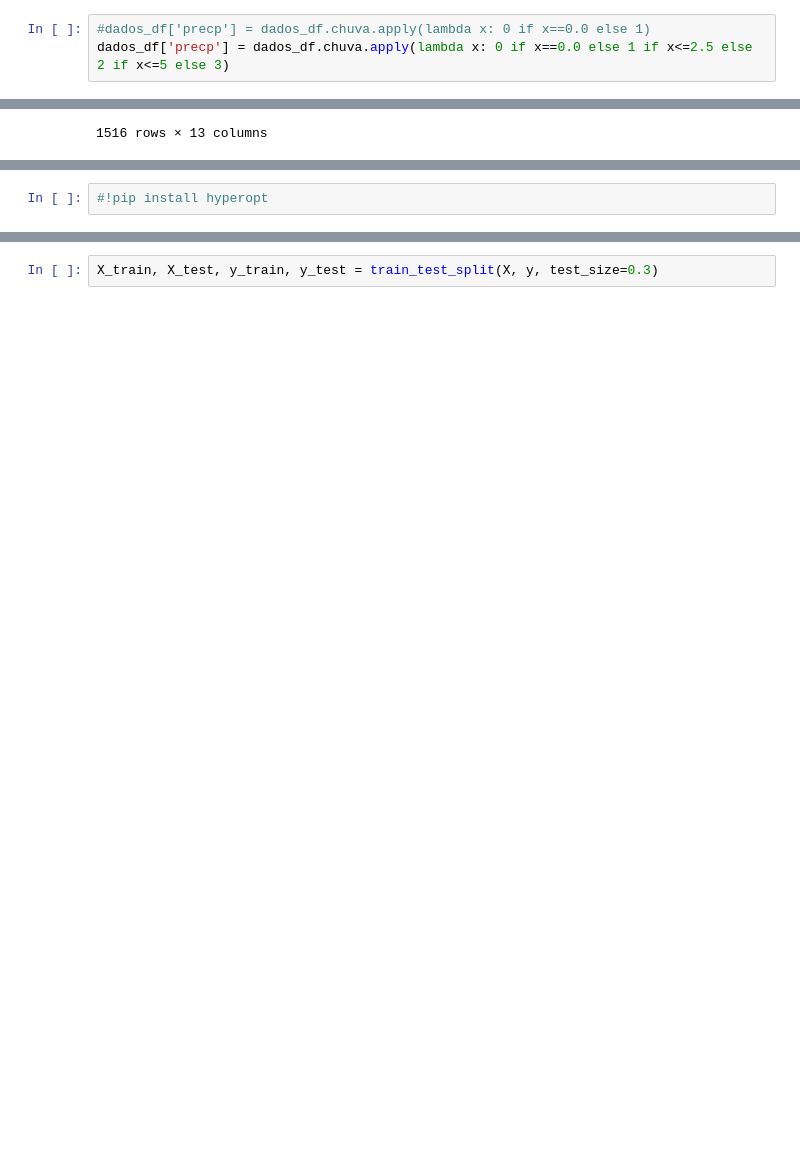
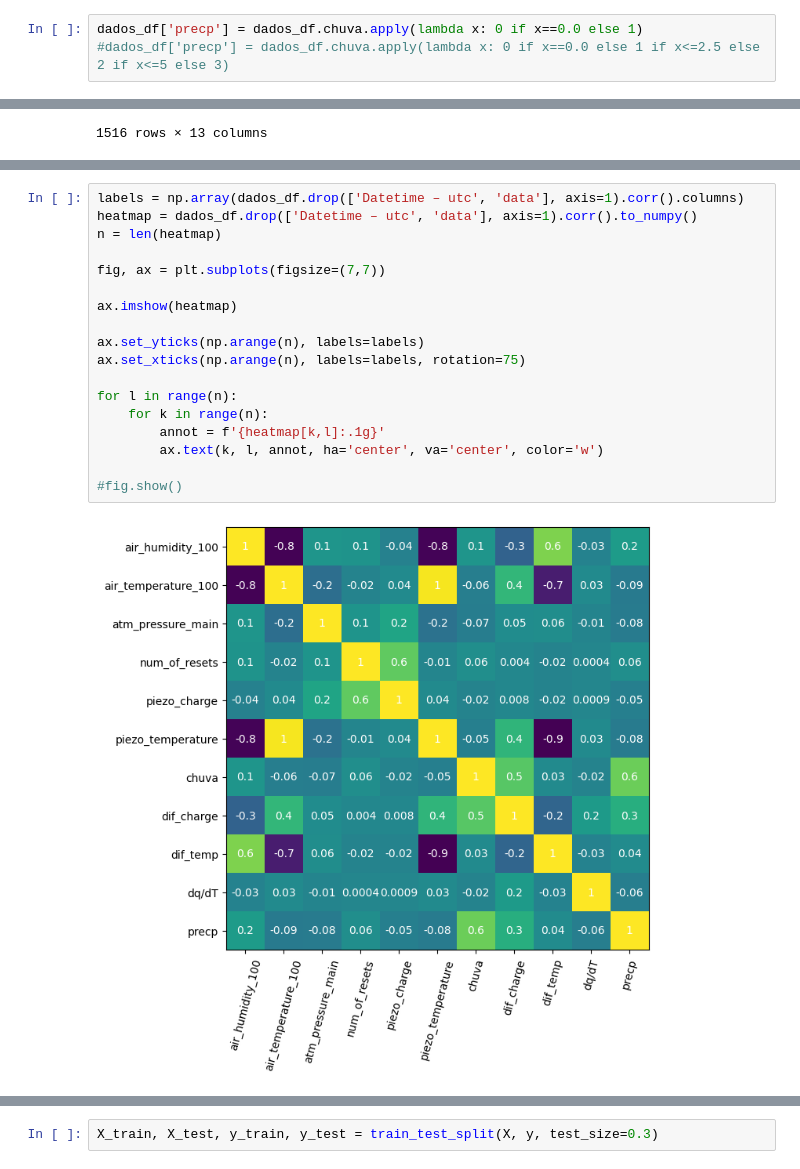
Before and after one commit to FollowingTheRabbit/Rain, a Jupyter notebook: src/analyse.ipynb, the cells around one changed output, grey strips where cells are left out. Drawn from its saved outputs; the diff is of its cells as text; blank space fills up the shorter version.

```diff
--- a/src/analyse.ipynb
+++ b/src/analyse.ipynb
@@ -210,6 +246,6 @@ dados_df['extra'] = dados_df.dif_temp*dados_df.dif_charge
 # %%
-#dados_df['precp'] = dados_df.chuva.apply(lambda x: 0 if x==0.0 else 1)
-dados_df['precp'] = dados_df.chuva.apply(lambda x: 0 if x==0.0 else 1 if x<=2.5 else 2 if x<=5 else 3)
+dados_df['precp'] = dados_df.chuva.apply(lambda x: 0 if x==0.0 else 1)
+#dados_df['precp'] = dados_df.chuva.apply(lambda x: 0 if x==0.0 else 1 if x<=2.5 else 2 if x<=5 else 3)
 # %%
 dados_df
 # %% [output]
@@ -246,2 +265,20 @@ dados_df.drop(['Datetime – utc', 'data'], axis=1).corr()
-# %%
-#!pip install hyperopt
+# %%
+labels = np.array(dados_df.drop(['Datetime – utc', 'data'], axis=1).corr().columns)
+heatmap = dados_df.drop(['Datetime – utc', 'data'], axis=1).corr().to_numpy()
+n = len(heatmap)
+
+fig, ax = plt.subplots(figsize=(7,7))
+
+ax.imshow(heatmap)
+
+ax.set_yticks(np.arange(n), labels=labels)
+ax.set_xticks(np.arange(n), labels=labels, rotation=75)
+
+for l in range(n):
+    for k in range(n):
+        annot = f'{heatmap[k,l]:.1g}'
+        ax.text(k, l, annot, ha='center', va='center', color='w')
+
+#fig.show()
+# %% [output]
+[figure, added]
```
Also changed, not shown: parts of 88 cells of this notebook.
